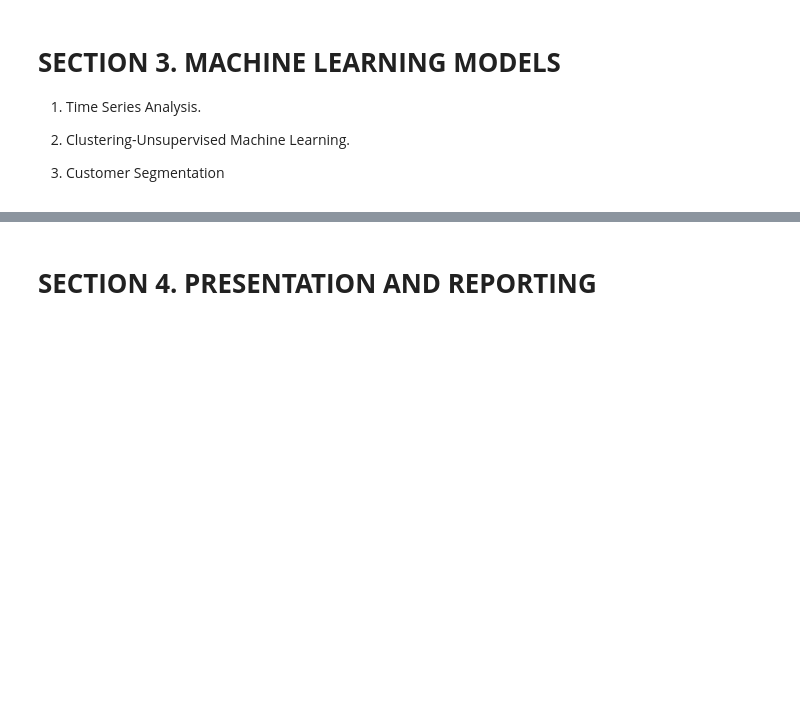
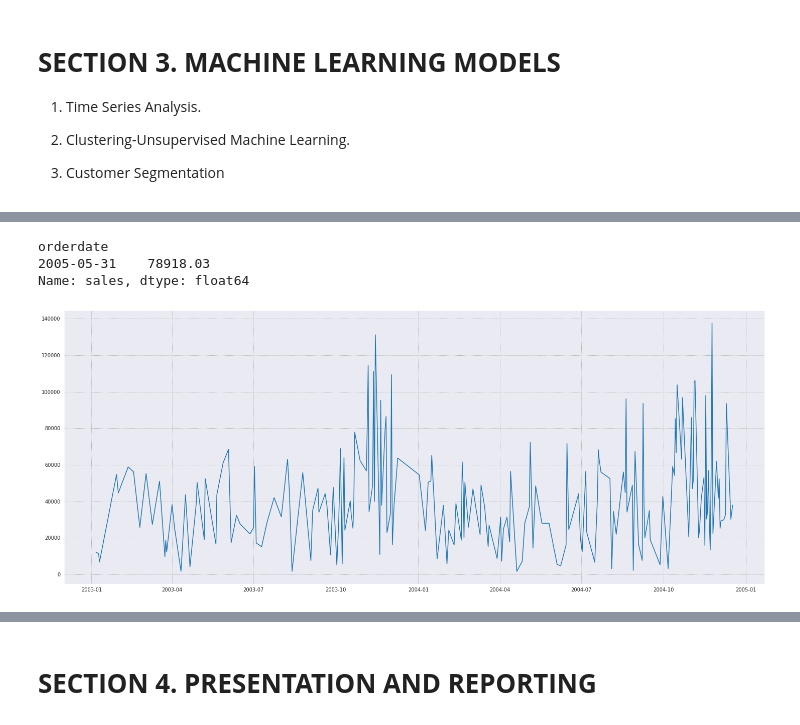
Before and after one commit to NUELBUNDI/PDS_PROJECT, a Jupyter notebook: PDS_PROJECT.ipynb, the cells around one changed output, grey strips where cells are left out. Drawn from its saved outputs; the diff is of its cells as text; code cells hidden in the pictures; blank space fills up the shorter version.

```diff
--- a/PDS_PROJECT.ipynb
+++ b/PDS_PROJECT.ipynb
@@ -600,0 +617,8 @@ df.head()
+# %%
+# Subset of the Data to get a time series data----> Year and Sales
+dfseries=df.groupby('orderdate')['sales'].sum().reset_index()
+dfseries=dfseries.set_index('orderdate')
+
+# Convert to timeseries object
+ts = dfseries['sales']
+ts
@@ -600,0 +639,25 @@ df.head()
+# %%
+ts.tail(1)
+# %% [output]
+orderdate
+2005-05-31    78918.03
+Name: sales, dtype: float64
+# %%
+# Create two Data Set
+
+#1. Train Data
+
+ts_train=ts['2003-01-06':'2004-12-31']
+
+
+#2 Test Data
+
+ts_test=ts['2005-01-05':'2005-05-31']
+# %%
+# Plot the time series.
+
+plt.figure(figsize=(25,10))
+plt.plot(ts_train)
+plt.show()
+# %% [output]
+[figure, added]
```
Also changed, not shown: parts of 9 cells of this notebook.
